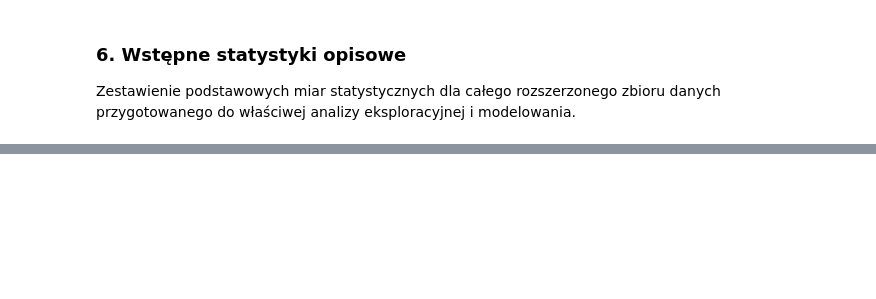
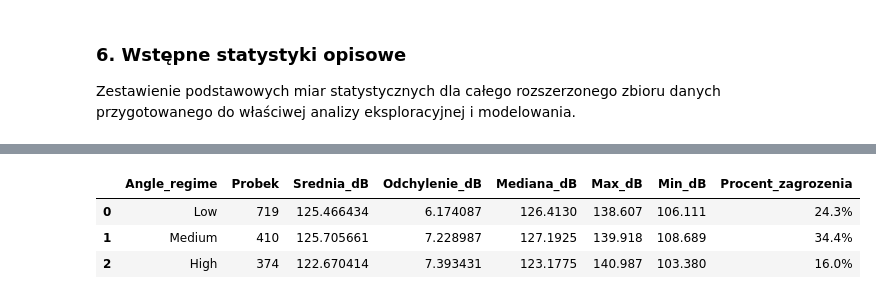
Before and after one commit to sztabino/airfoil-self-noise-surrogate-model, a Jupyter notebook: notebooks/airfoil_analysis.ipynb, the cells around one changed output, grey strips where cells are left out. Saved outputs shown, nothing was run; the diff lists cells and outputs as text; code cells hidden in the pictures; blank space fills up the shorter version.

```diff
--- a/notebooks/airfoil_analysis.ipynb
+++ b/notebooks/airfoil_analysis.ipynb
@@ -156,0 +246,18 @@ df.describe().T
+# %%
+# agregacja statystyczna po rezimach kata natarcia
+regime_stats = df.groupby('Angle_regime', observed=False).agg(
+    Probek=('SSPL', 'count'),
+    Srednia_dB=('SSPL', 'mean'),
+    Odchylenie_dB=('SSPL', 'std'),
+    Mediana_dB=('SSPL', 'median'),
+    Max_dB=('SSPL', 'max'),
+    Min_dB=('SSPL', 'min'),
+    Procent_zagrozenia=('High_Noise_Alert', lambda x: f"{x.mean() * 100:.1f}%")
+).reset_index()
+
+regime_stats
+# %% [output]
+|  | Angle_regime | Probek | Srednia_dB | Odchylenie_dB | Mediana_dB | Max_dB | Min_dB | Procent_zagrozenia |
+| 0 | Low | 719 | 125.466434 | 6.174087 | 126.4130 | 138.607 | 106.111 | 24.3% |
+| 1 | Medium | 410 | 125.705661 | 7.228987 | 127.1925 | 139.918 | 108.689 | 34.4% |
+| 2 | High | 374 | 122.670414 | 7.393431 | 123.1775 | 140.987 | 103.380 | 16.0% |
```
Also changed, not shown: parts of 13 cells of this notebook, 3 other files.
